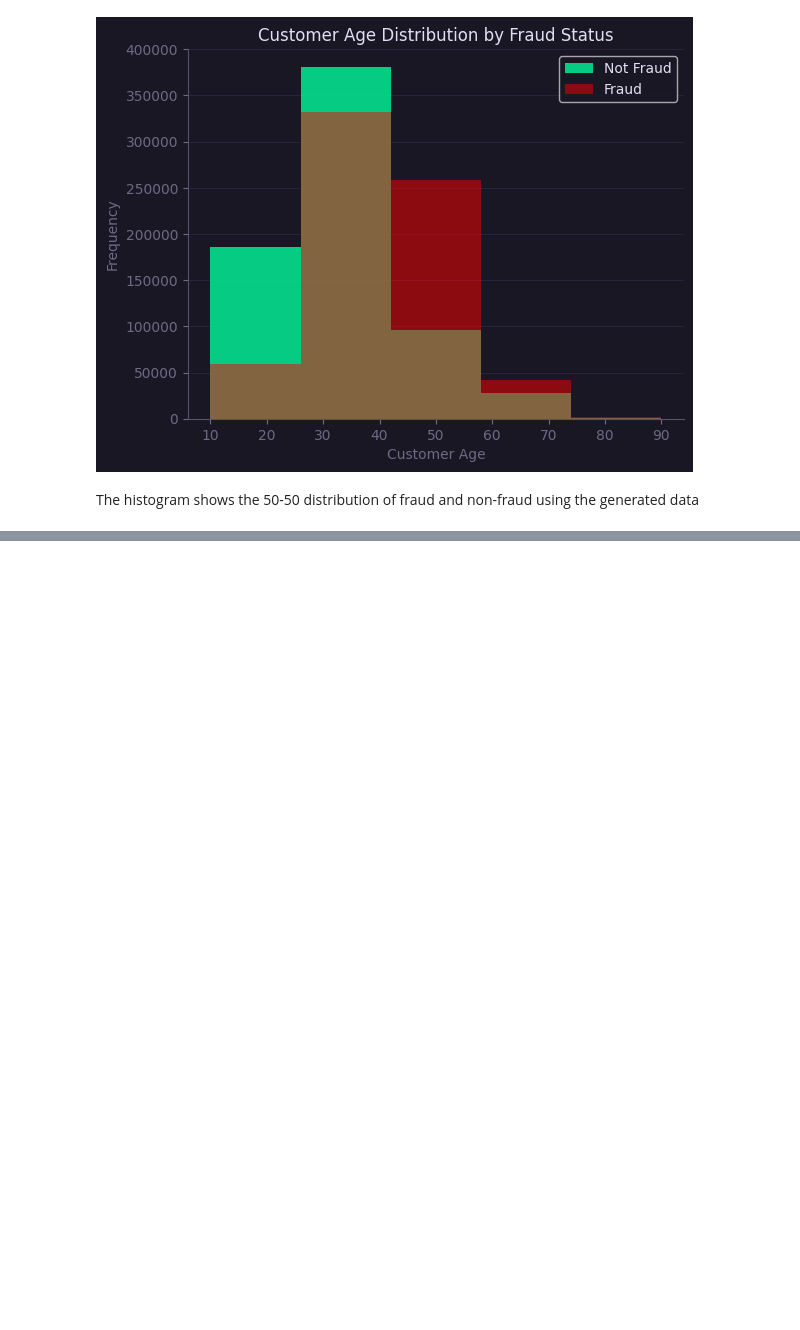
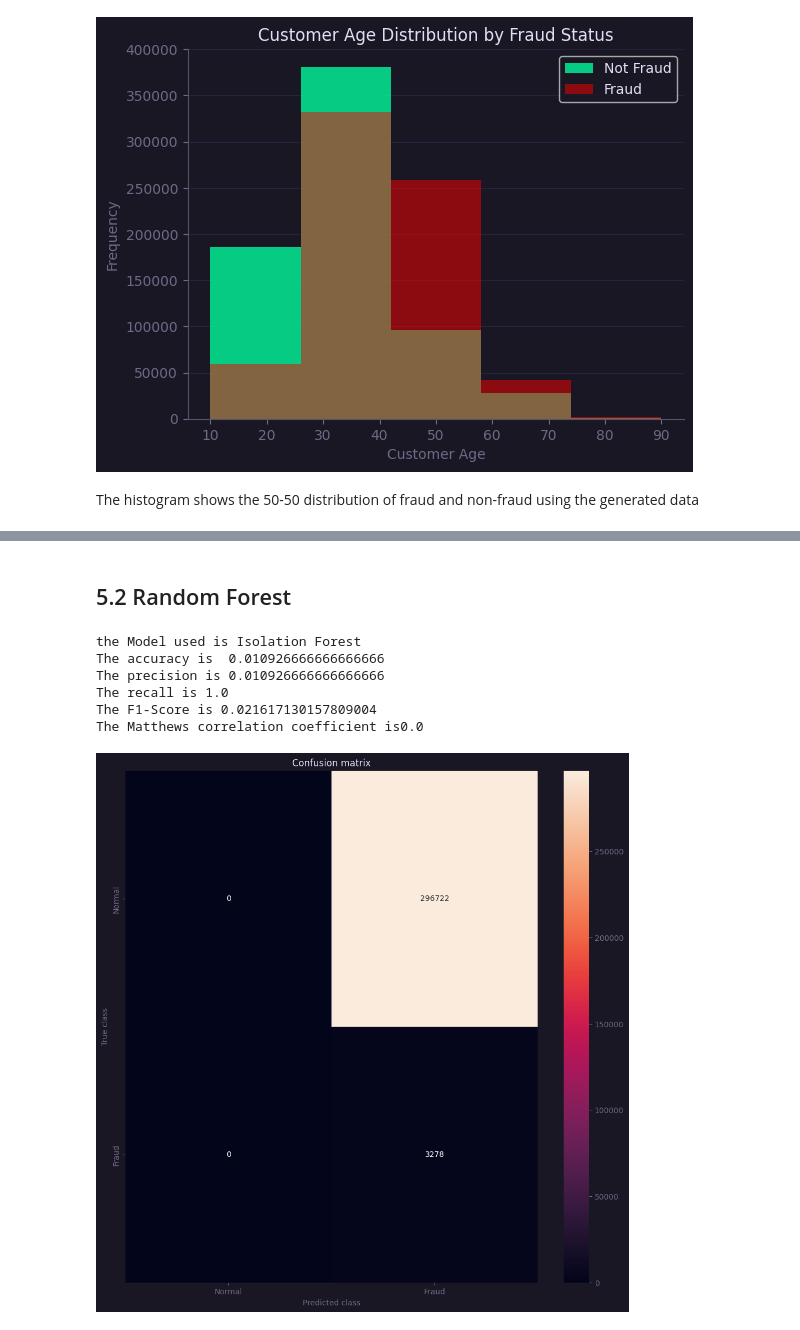
Before and after one commit to rcwylie/Fraudulent_payments, a Jupyter notebook: n_Code.ipynb, the cells around one changed output, grey strips where cells are left out. Saved outputs shown, nothing was run; the diff lists cells and outputs as text; code cells hidden in the pictures; blank space fills up the shorter version.

Commit message:
add models

```diff
--- a/n_Code.ipynb
+++ b/n_Code.ipynb
@@ -432,0 +479,3 @@ The histogram shows the 50-50 distribution of fraud and non-fraud using the gene
+# %%
+X_test_c = X_test[strong_corr_features]
+X_test_tf = X_test[top_info_features]
@@ -432,0 +523,16 @@ The histogram shows the 50-50 distribution of fraud and non-fraud using the gene
+# %% [markdown]
+## 5.2 Random Forest
+# %%
+from sklearn.ensemble import IsolationForest
+
+ifc=IsolationForest(max_samples=len(X_train_minmax),random_state=1)
+ifc.fit(X_train_minmax)
+scores_pred = ifc.decision_function(X_train_minmax)
+y_pred = ifc.predict(X_test_c)
+
+
+# Reshape the prediction values to 0 for valid, 1 for fraud.
+y_pred[y_pred == 1] = 0
+y_pred[y_pred == -1] = 1
+
+n_errors = (y_pred != y_test).sum()
@@ -432,0 +543,31 @@ The histogram shows the 50-50 distribution of fraud and non-fraud using the gene
+# %%
+print("the Model used is {}".format("Isolation Forest"))
+acc= accuracy_score(y_test,y_pred)
+print("The accuracy is  {}".format(acc))
+prec= precision_score(y_test,y_pred)
+print("The precision is {}".format(prec))
+rec= recall_score(y_test,y_pred)
+print("The recall is {}".format(rec))
+f1= f1_score(y_test,y_pred)
+print("The F1-Score is {}".format(f1))
+MCC=matthews_corrcoef(y_test,y_pred)
+print("The Matthews correlation coefficient is{}".format(MCC))
+
+#printing the confusion matrix
+LABELS = ['Normal', 'Fraud']
+conf_matrix = confusion_matrix(y_test, y_pred)
+plt.figure(figsize=(12, 12))
+sns.heatmap(conf_matrix, xticklabels=LABELS,
+            yticklabels=LABELS, annot=True, fmt="d");
+plt.title("Confusion matrix")
+plt.ylabel('True class')
+plt.xlabel('Predicted class')
+plt.show()
+# %% [output]
+the Model used is Isolation Forest
+The accuracy is  0.010926666666666666
+The precision is 0.010926666666666666
+The recall is 1.0
+The F1-Score is 0.021617130157809004
+The Matthews correlation coefficient is0.0
+[figure, added]
```
Also changed, not shown: parts of 17 cells of this notebook.
